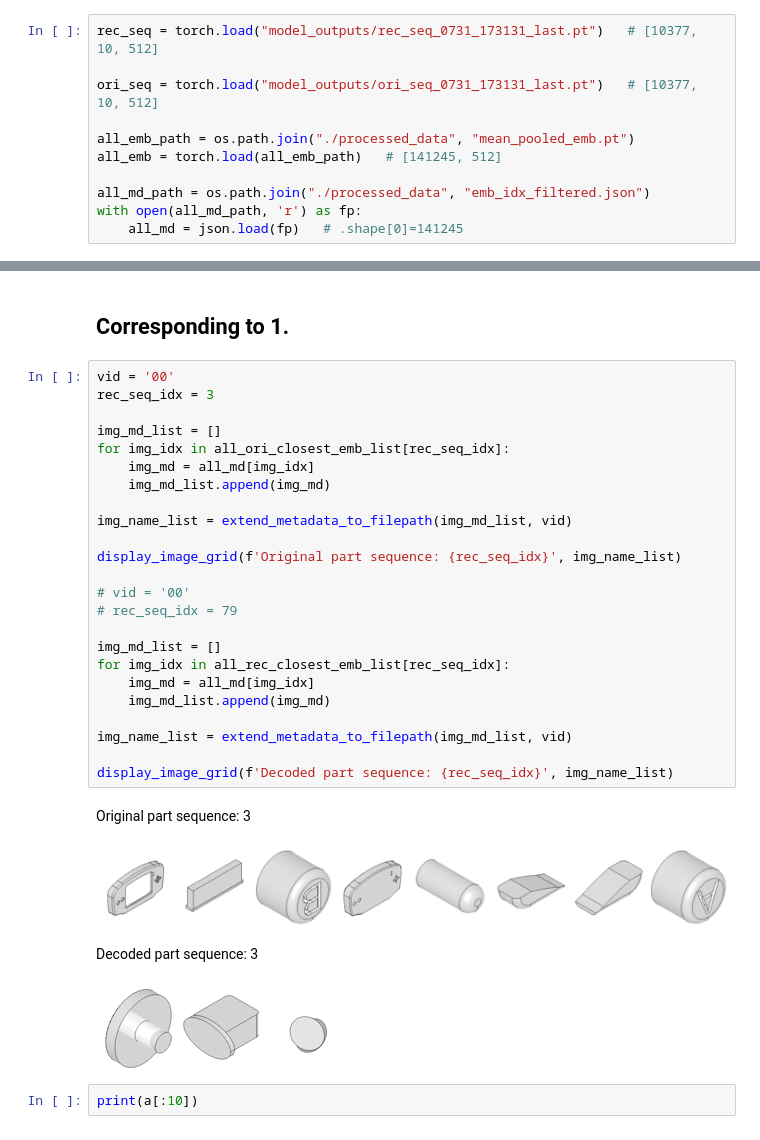
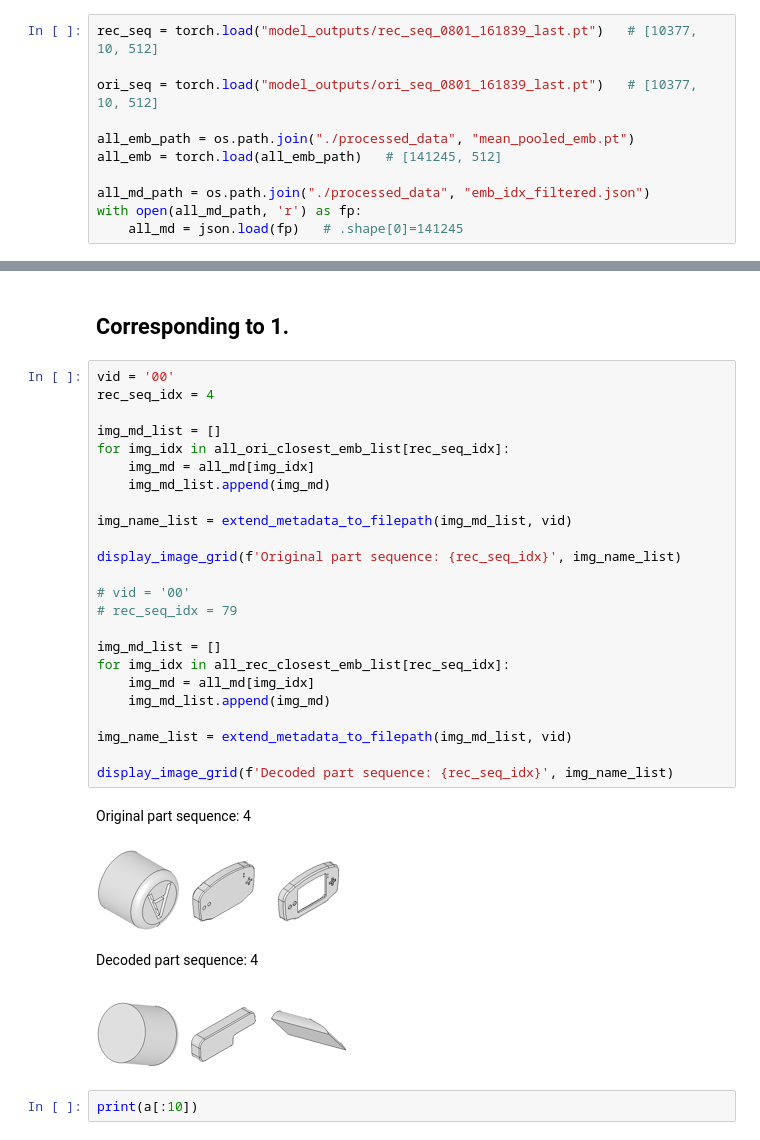
Before and after one commit to gymbeijing/mechanism-identification-public, a Jupyter notebook: search_parts.ipynb, the cells around one changed output, grey strips where cells are left out. Saved outputs shown, nothing was run; the diff lists cells and outputs as text.

```diff
--- a/search_parts.ipynb
+++ b/search_parts.ipynb
@@ -13,9 +13,9 @@ from IPython.display import display, Markdown, display_markdown # to display ima
 # %% [markdown]
 # Global variable
 # %%
-rec_seq = torch.load("model_outputs/rec_seq_0731_173131_last.pt")   # [10377, 10, 512]
+rec_seq = torch.load("model_outputs/rec_seq_0801_161839_last.pt")   # [10377, 10, 512]
 
-ori_seq = torch.load("model_outputs/ori_seq_0731_173131_last.pt")   # [10377, 10, 512]
+ori_seq = torch.load("model_outputs/ori_seq_0801_161839_last.pt")   # [10377, 10, 512]
 
 all_emb_path = os.path.join("./processed_data", "mean_pooled_emb.pt")
 all_emb = torch.load(all_emb_path)   # [141245, 512]
@@ -663,33 +555,33 @@ for dec_seq_idx in range(10):
 ## Corresponding to 1.
 # %%
 vid = '00'
-rec_seq_idx = 3
+rec_seq_idx = 4
 
 img_md_list = []
 for img_idx in all_ori_closest_emb_list[rec_seq_idx]:
     img_md = all_md[img_idx]
     img_md_list.append(img_md)
 
 img_name_list = extend_metadata_to_filepath(img_md_list, vid)
 
 display_image_grid(f'Original part sequence: {rec_seq_idx}', img_name_list)
 
 # vid = '00'
 # rec_seq_idx = 79
 
 img_md_list = []
 for img_idx in all_rec_closest_emb_list[rec_seq_idx]:
     img_md = all_md[img_idx]
     img_md_list.append(img_md)
 
 img_name_list = extend_metadata_to_filepath(img_md_list, vid)
 
 display_image_grid(f'Decoded part sequence: {rec_seq_idx}', img_name_list)
 # %% [output]
-Original part sequence: 3
+Original part sequence: 4
-[figure, old version]
+[figure, new version]
-Decoded part sequence: 3
+Decoded part sequence: 4
-[figure, old version]
+[figure, new version]
 # %%
 print(a[:10])
 # %% [output]
```
Also changed, not shown: parts of 7 cells of this notebook, 1 other file.
